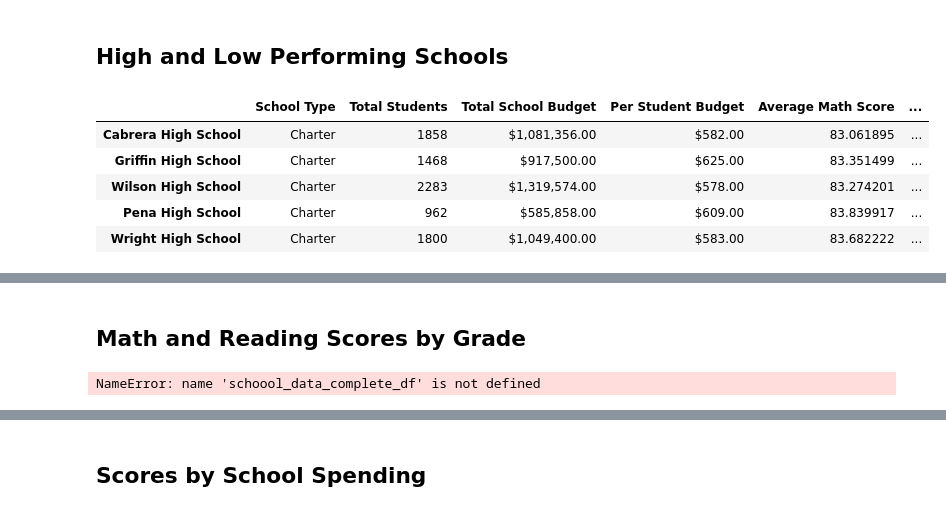
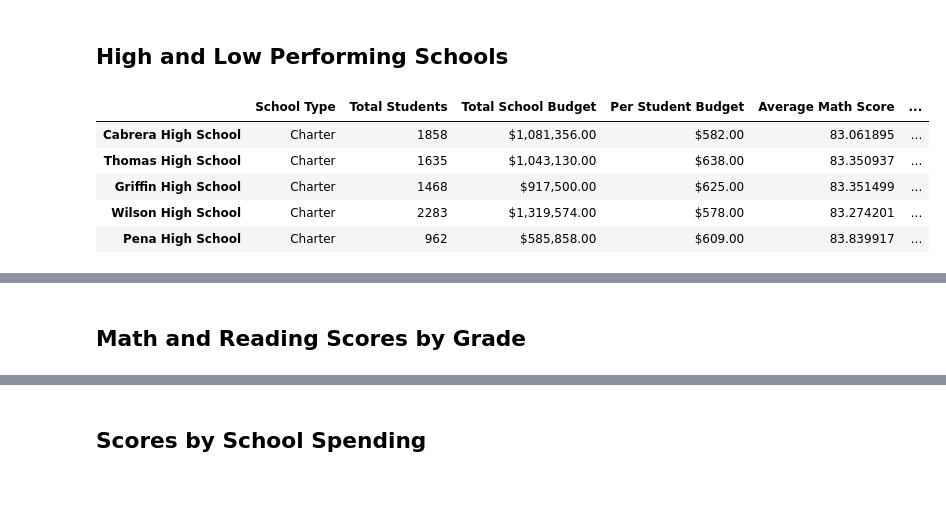
Before and after one commit to boborodono/School_Distrcit_Analysis, a Jupyter notebook: PyCitySchools_Challenge.ipynb, the cells around one changed output, grey strips where cells are left out. Saved outputs shown, nothing was run; the diff lists cells and outputs as text; code cells hidden in the pictures.

```diff
--- a/PyCitySchools_Challenge.ipynb
+++ b/PyCitySchools_Challenge.ipynb
@@ -199,7 +202,7 @@ per_passing_math_reading = per_passing_math_reading.groupby(["school_name"]).cou
 per_overall_passing_percentage = per_passing_math_reading / per_school_counts * 100
 # %%
 # Create the DataFrame
-per_school_summary_df = pd.DataFrame({
+clean_per_school_summary_df = pd.DataFrame({
     "School Type": per_school_types,
     "Total Students": per_school_counts,
     "Total School Budget": per_school_budget,
@@ -211,12 +214,12 @@ per_school_summary_df = pd.DataFrame({
     "% Overall Passing": per_overall_passing_percentage})
 # %%
 # Format the Total School Budget and the Per Student Budget
-per_school_summary_df["Total School Budget"] = per_school_summary_df["Total School Budget"].map("${:,.2f}".format)
-per_school_summary_df["Per Student Budget"] = per_school_summary_df["Per Student Budget"].map("${:,.2f}".format)
+clean_per_school_summary_df["Total School Budget"] = clean_per_school_summary_df["Total School Budget"].map("${:,.2f}".format)
+clean_per_school_summary_df["Per Student Budget"] = clean_per_school_summary_df["Per Student Budget"].map("${:,.2f}".format)
 
 # Display the data frame
 #per_school_summary_df.head()
-per_school_summary_df.loc[["Thomas High School"]]
+clean_per_school_summary_df.loc[["Thomas High School"]]
 # %% [output]
 |  | School Type | Total Students | Total School Budget | Per Student Budget | Average Math Score | ... |
 | Thomas High School | Charter | 1635 | $1,043,130.00 | $638.00 | 83.350937 | ... |
@@ -301,14 +304,14 @@ per_school_summary_df.loc[["Thomas High School"]]
 ## High and Low Performing Schools
 # %%
 # Sort and show top five schools.
-top_clean_schools = per_school_summary_df.sort_values(["% Overall Passing"], ascending=False)
+top_clean_schools = clean_per_school_summary_df.sort_values(["% Overall Passing"], ascending=False)
 top_clean_schools.head()
 # %% [output]
 |  | School Type | Total Students | Total School Budget | Per Student Budget | Average Math Score | ... |
 | Cabrera High School | Charter | 1858 | $1,081,356.00 | $582.00 | 83.061895 | ... |
+| Thomas High School | Charter | 1635 | $1,043,130.00 | $638.00 | 83.350937 | ... |
 | Griffin High School | Charter | 1468 | $917,500.00 | $625.00 | 83.351499 | ... |
 | Wilson High School | Charter | 2283 | $1,319,574.00 | $578.00 | 83.274201 | ... |
 | Pena High School | Charter | 962 | $585,858.00 | $609.00 | 83.839917 | ... |
-| Wright High School | Charter | 1800 | $1,049,400.00 | $583.00 | 83.682222 | ... |
 # %%
 # Sort and show bottom five schools.
@@ -331,9 +334,7 @@ clean_tenth_graders = school_data_complete_df[(school_data_complete_df["grade"]
 
 clean_eleventh_graders = school_data_complete_df[(school_data_complete_df["grade"] == "11th")]
 
-clean_twelfth_graders = schoool_data_complete_df[(school_data_complete_df["grade"] == "12th")]
+clean_twelfth_graders = school_data_complete_df[(school_data_complete_df["grade"] == "12th")]
-# %% [output]
-NameError: name 'schoool_data_complete_df' is not defined
 # %%
 # Create a grade level DataFrames.
 ninth_graders = school_data_complete_df[(school_data_complete_df["grade"] == "9th")]
```
Also changed, not shown: parts of 32 cells of this notebook.
